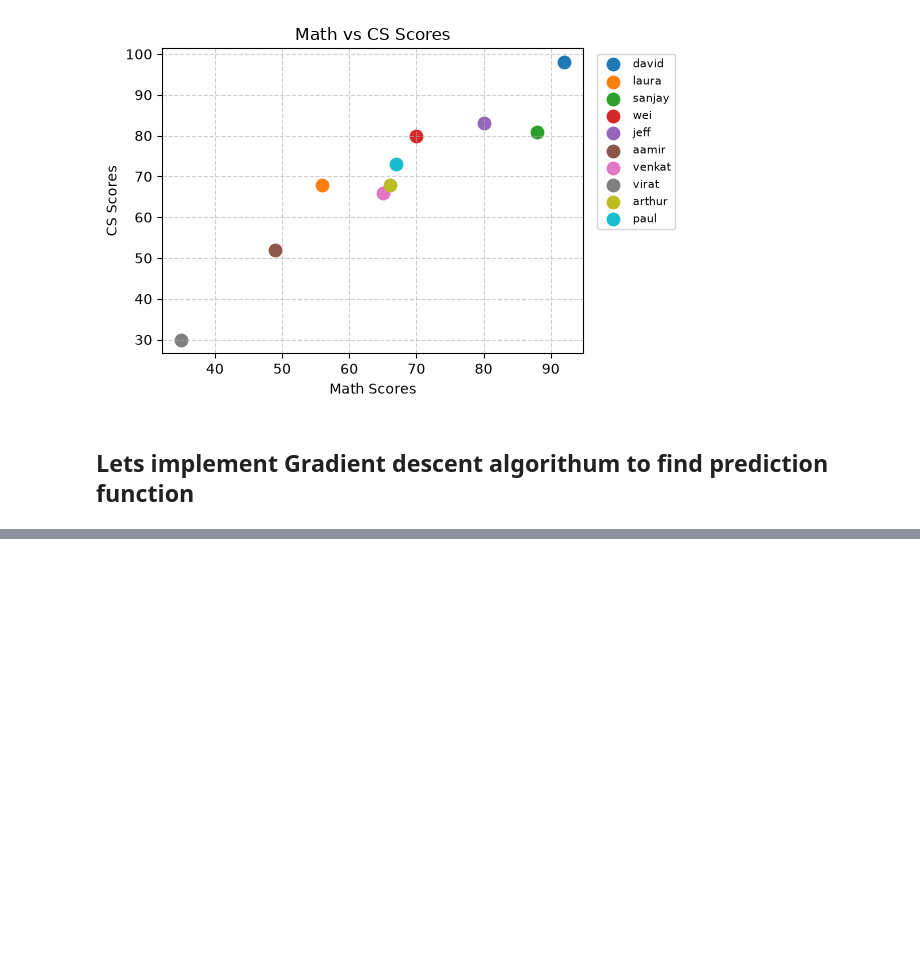
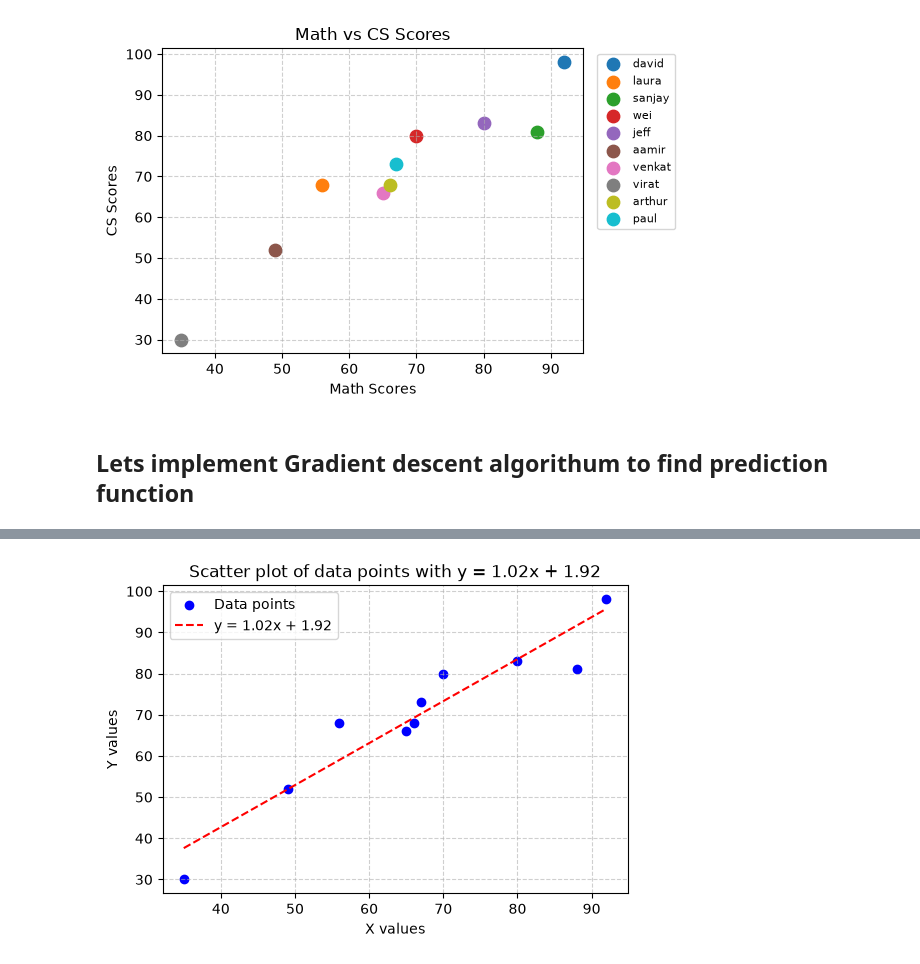
Before and after one commit to gholapeajinkya/AI-ML, a Jupyter notebook: assignments/1/exersice-01.ipynb, the cells around one changed output, grey strips where cells are left out. Saved outputs shown, nothing was run; the diff lists cells and outputs as text; code cells hidden in the pictures; blank space fills up the shorter version.

```diff
--- a/assignments/1/exersice-01.ipynb
+++ b/assignments/1/exersice-01.ipynb
@@ -49,0 +77,27 @@ def gradient_descet(x, y, learning_rate=0.01, iterations =1000):
+# %%
+'''
+
+Iteration 999999: m = 1.0177, b = 1.9152, cost = 31.6045
+Optimal slope (m): 1.02
+Optimal intercept (b): 1.92
+
+'''
+
+
+%matplotlib inline
+
+def plot_prediction_function(x, y):
+    plt.figure(figsize=(6, 4))
+    plt.scatter(x, y, color='blue', label='Data points')
+    x_line = np.linspace(min(x), max(x), 100)
+    plt.plot(x_line, m * x_line + b, color='red', linestyle='--', label=f'y = {m}x + {b}')
+    plt.xlabel('X values')
+    plt.ylabel('Y values')
+    plt.title(f'Scatter plot of data points with y = {m}x + {b}')
+    plt.grid(True, linestyle='--', alpha=0.6)
+    plt.legend()
+    plt.show()
+
+plot_prediction_function(df["math"], df["cs"])
+# %% [output]
+[figure, added]
```
Also changed, not shown: parts of 3 cells of this notebook, 1 other file.
